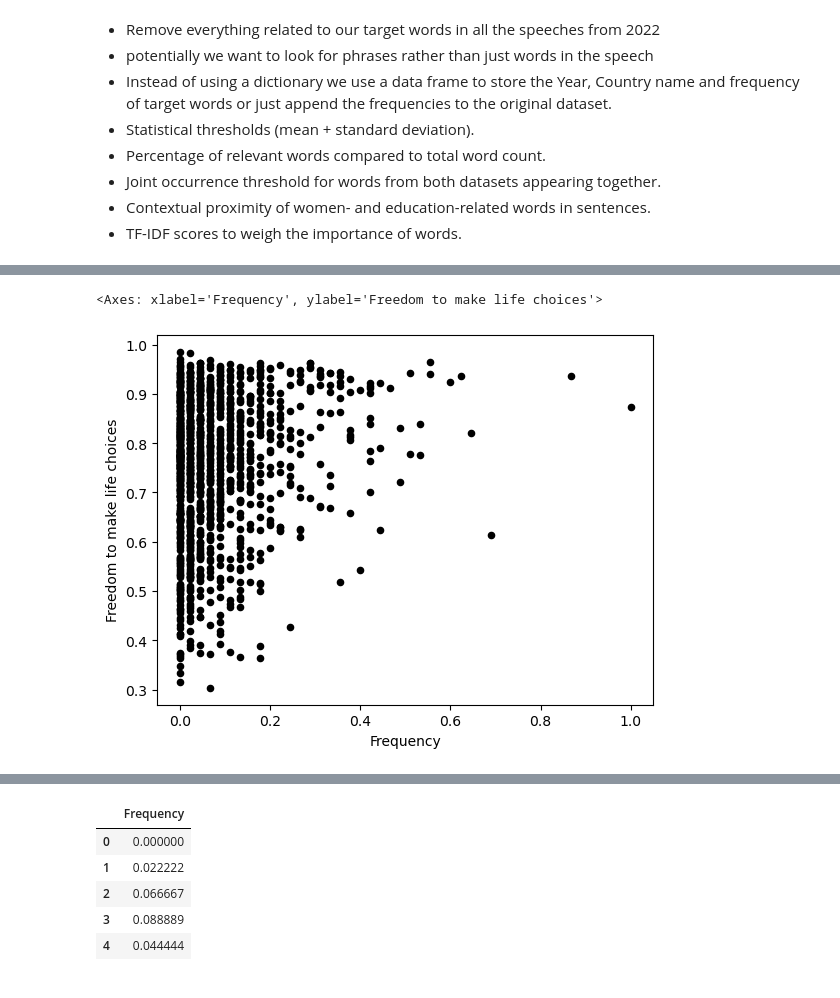
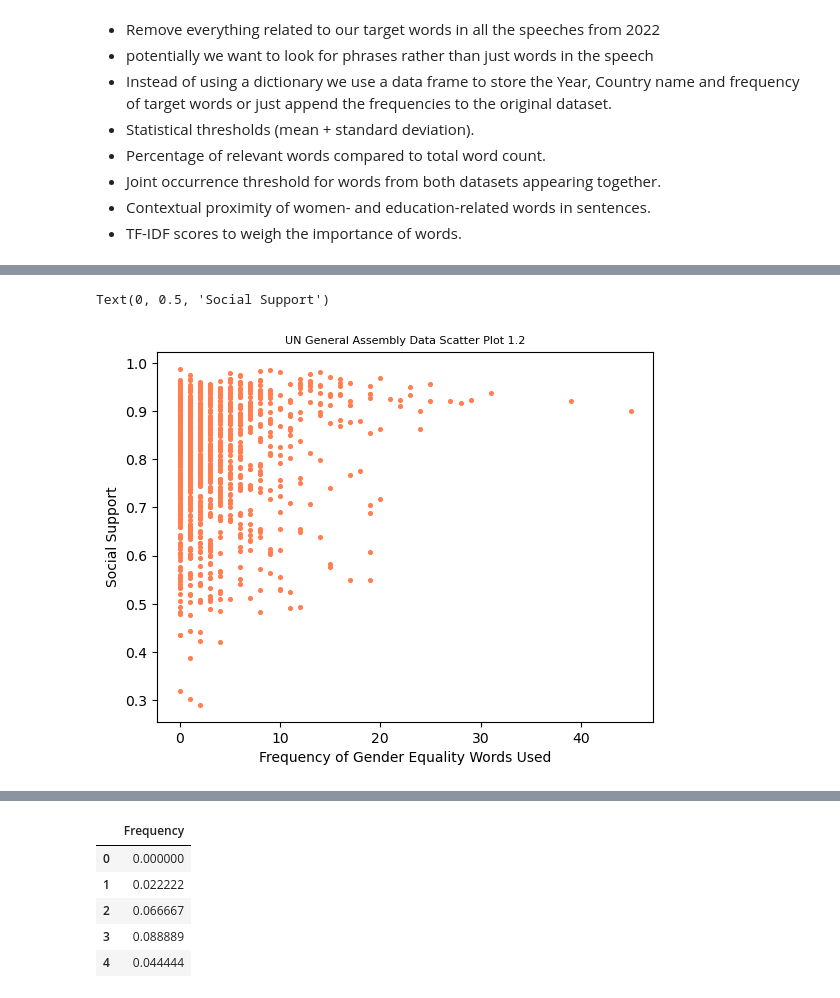
Before and after one commit to KonstantinidouCh/UN-Female-Education, a Jupyter notebook: notebooks/Exploratory Question.ipynb, the cells around one changed output, grey strips where cells are left out. Drawn from its saved outputs; the diff is of its cells as text; code cells hidden in the pictures.

```diff
--- a/notebooks/Exploratory Question.ipynb
+++ b/notebooks/Exploratory Question.ipynb
@@ -505,5 +512,9 @@ train_data.plot.scatter(x="Freedom to make life choices", y="Life Ladder",c='bla
-# %%
-train_data.plot.scatter(x="Frequency", y="Freedom to make life choices",c='black')
-# %% [output]
-<Axes: xlabel='Frequency', ylabel='Freedom to make life choices'>
-[figure, removed]
+# %%
+train_data.plot.scatter(x="Frequency", y="Social support", s=7, c='coral', marker='o')
+# Adding title and labels
+plt.title('UN General Assembly Data Scatter Plot 1.2', fontsize=8)
+plt.xlabel('Frequency of Gender Equality Words Used')
+plt.ylabel('Social Support')
+# %% [output]
+Text(0, 0.5, 'Social Support')
+[figure, added]
```
Also changed, not shown: parts of 16 cells of this notebook.
